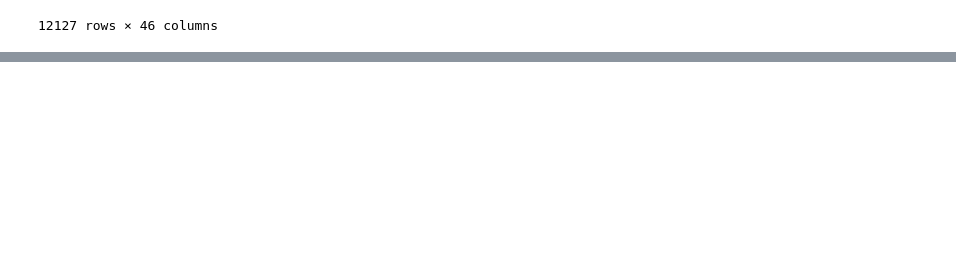
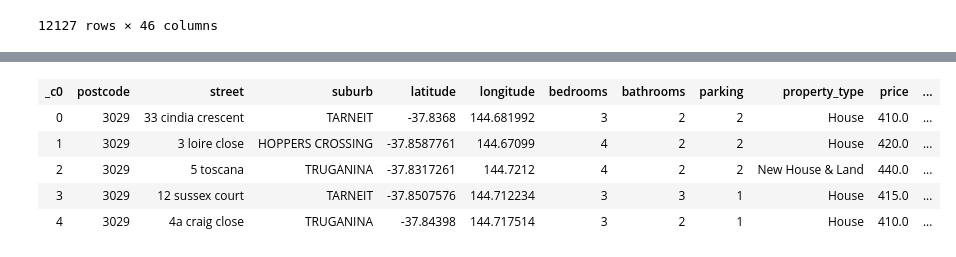
Before and after one commit to MAST30034-Applied-Data-Science/generic-real-estate-consulting-project-group-7, a Jupyter notebook: models/fit-arima.ipynb, the cells around one changed output, grey strips where cells are left out. Drawn from its saved outputs; the diff is of its cells as text; code cells hidden in the pictures; blank space fills up the shorter version.

```diff
--- a/models/fit-arima.ipynb
+++ b/models/fit-arima.ipynb
@@ -123,0 +123,42 @@ model_data.to_csv("../data/curated/model-data/model-data-with-rent.csv")
+# %%
+import pandas as pd
+import numpy as np
+
+
+# import required libraries
+from pyspark.sql import SparkSession, functions as F
+from pyspark.sql.functions import col, isnan, when, count, mean, udf, split, unix_timestamp, from_unixtime
+from pyspark.sql.types import StringType, IntegerType, FloatType
+
+# init SparkSession class
+spark = (
+    # if available consider use yarn master node
+    SparkSession.builder.master("local[*]")
+
+    # spark executor env configuration
+    .config("spark.executor.memory", "8g")
+    .config("spark.driver.memory", "16g")
+    .config("spark.executor.cores", "2")
+    .config("spark.executor.instances", "6")
+    .config("spark.sql.session.timeZone", "Etc/UTC")
+
+    # jvm memory configuration
+    .config("spark.memory.offHeap.enabled", "true")
+    .config("spark.memory.offHeap.size", "8g")
+
+    # parquet file load configuration
+    .config("spark.sql.repl.eagerEval.enabled", 'true')
+    .config("spark.sql.parquet.cacheMetadata", 'true')
+
+    # build the session
+    .appName("Pyspark Start Template") # change app name here
+    .getOrCreate()
+)
+
+# change default log level
+spark.sparkContext.setLogLevel('ERROR')
+
+import matplotlib.pyplot as plt
+import os
+import seaborn as sns
+import matplotlib.pyplot as plt
@@ -123,0 +170,10 @@ model_data.to_csv("../data/curated/model-data/model-data-with-rent.csv")
+# %%
+model_data = spark.read.csv('../data/curated/model-data/model-data-with-rent.csv', header=True)
+model_data.limit(5)
+# %% [output]
+| _c0 | postcode | street | suburb | latitude | longitude | bedrooms | bathrooms | parking | property_type | price | ... |
+| 0 | 3029 | 33 cindia crescent | TARNEIT | -37.8368 | 144.681992 | 3 | 2 | 2 | House | 410.0 | ... |
+| 1 | 3029 | 3 loire close | HOPPERS CROSSING | -37.8587761 | 144.67099 | 4 | 2 | 2 | House | 420.0 | ... |
+| 2 | 3029 | 5 toscana | TRUGANINA | -37.8317261 | 144.7212 | 4 | 2 | 2 | New House & Land | 440.0 | ... |
+| 3 | 3029 | 12 sussex court | TARNEIT | -37.8507576 | 144.712234 | 3 | 3 | 1 | House | 415.0 | ... |
+| 4 | 3029 | 4a craig close | TRUGANINA | -37.84398 | 144.717514 | 3 | 2 | 1 | House | 410.0 | ... |
```
Also changed, not shown: parts of 7 cells of this notebook.
